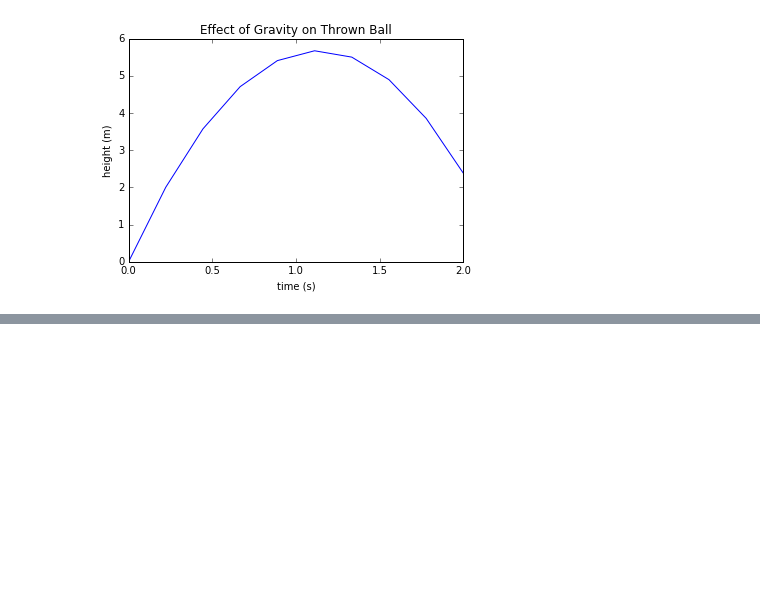
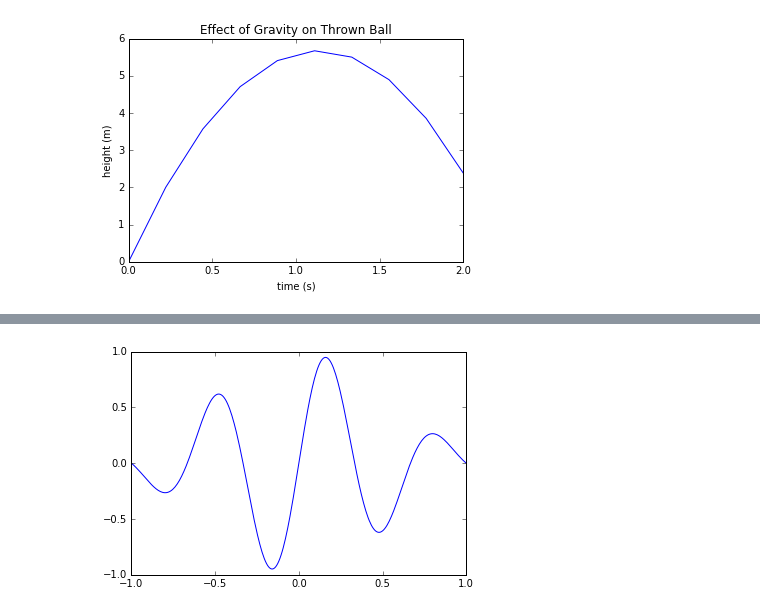
Before and after one commit to chapman-phys220-2016f/cw-03-aareston, a Jupyter notebook: cw-03.ipynb, the cells around one changed output, grey strips where cells are left out. Saved outputs shown, nothing was run; the diff lists cells and outputs as text; code cells hidden in the pictures; blank space fills up the shorter version.

```diff
--- a/cw-03.ipynb
+++ b/cw-03.ipynb
@@ -15,0 +31,4 @@ plot_ball1.plot_Gravity()
+# %%
+read_2columns.main()
+# %% [output]
+[figure, added]
```
Also changed, not shown: parts of 9 cells of this notebook, 4 other files.
